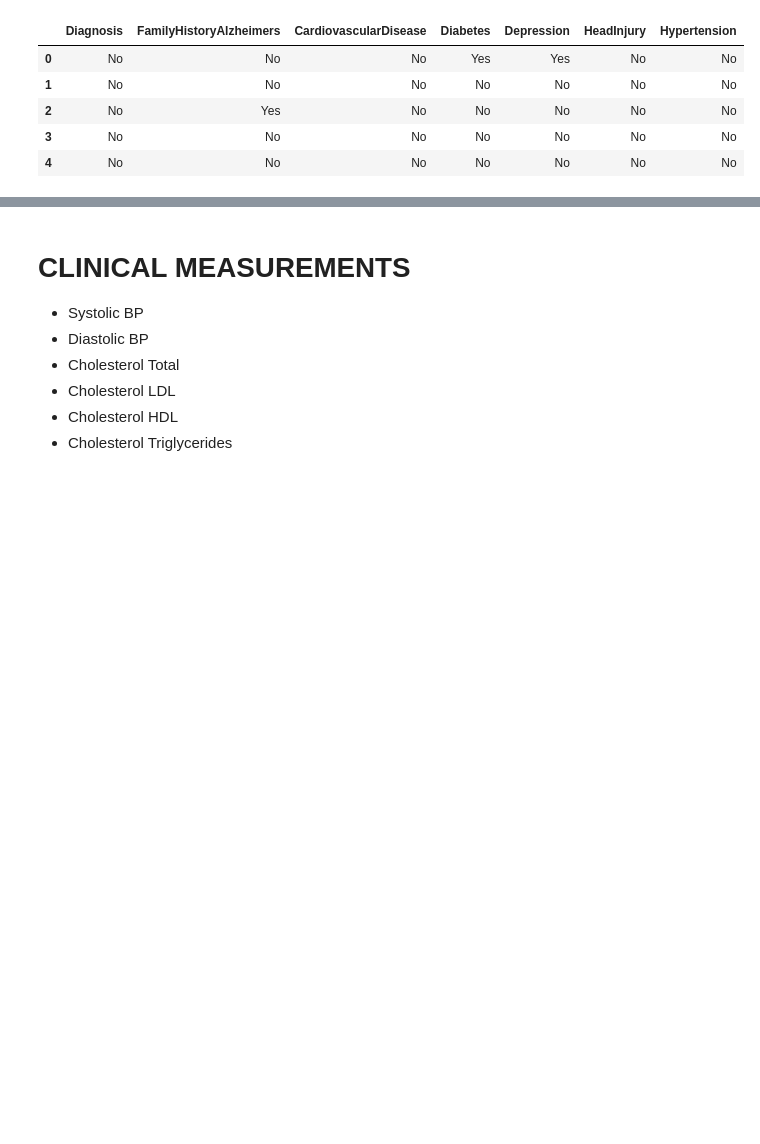
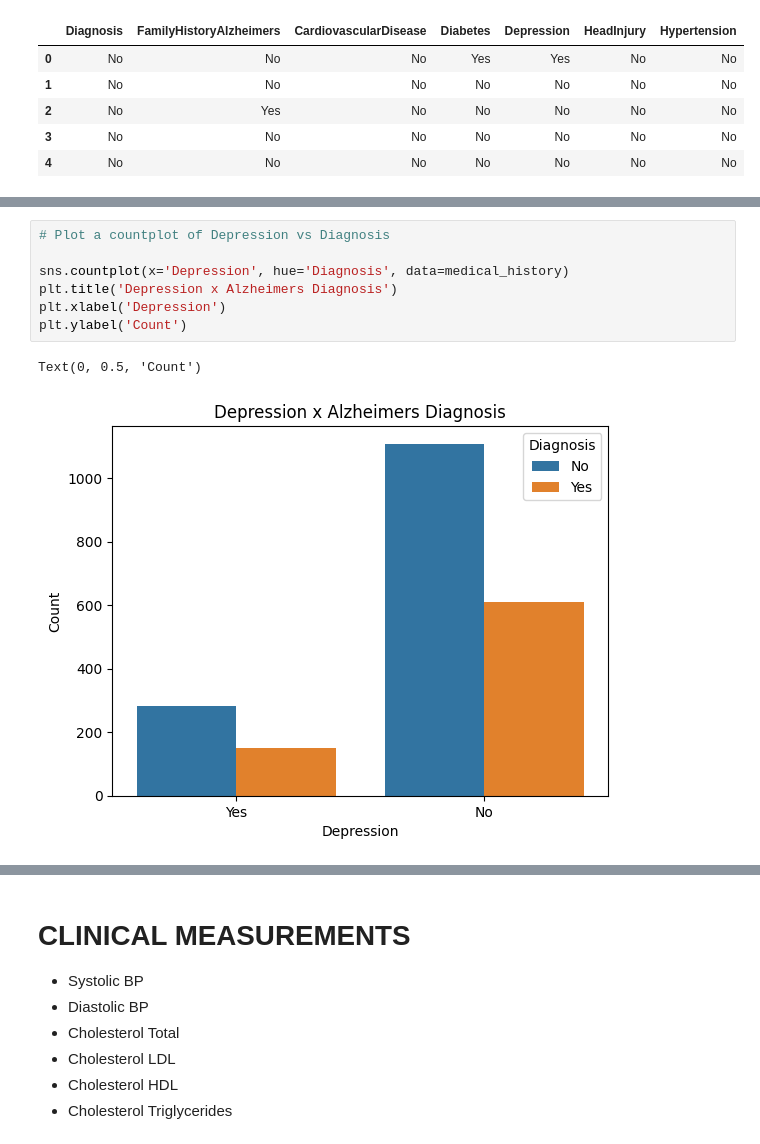
Before and after one commit to maddiejane25/Project-1, a Jupyter notebook: Alzheimers_data_MJ.ipynb, the cells around one changed output, grey strips where cells are left out. Saved outputs shown, nothing was run; the diff lists cells and outputs as text; blank space fills up the shorter version.

```diff
--- a/Alzheimers_data_MJ.ipynb
+++ b/Alzheimers_data_MJ.ipynb
@@ -187,0 +201,10 @@ sns.countplot(x='FamilyHistoryAlzheimers', hue='Diagnosis', data=medical_history
+# %%
+# Plot a countplot of Depression vs Diagnosis
+
+sns.countplot(x='Depression', hue='Diagnosis', data=medical_history)
+plt.title('Depression x Alzheimers Diagnosis')
+plt.xlabel('Depression')
+plt.ylabel('Count')
+# %% [output]
+Text(0, 0.5, 'Count')
+[figure, added]
```
Also changed, not shown: parts of 6 cells of this notebook.
